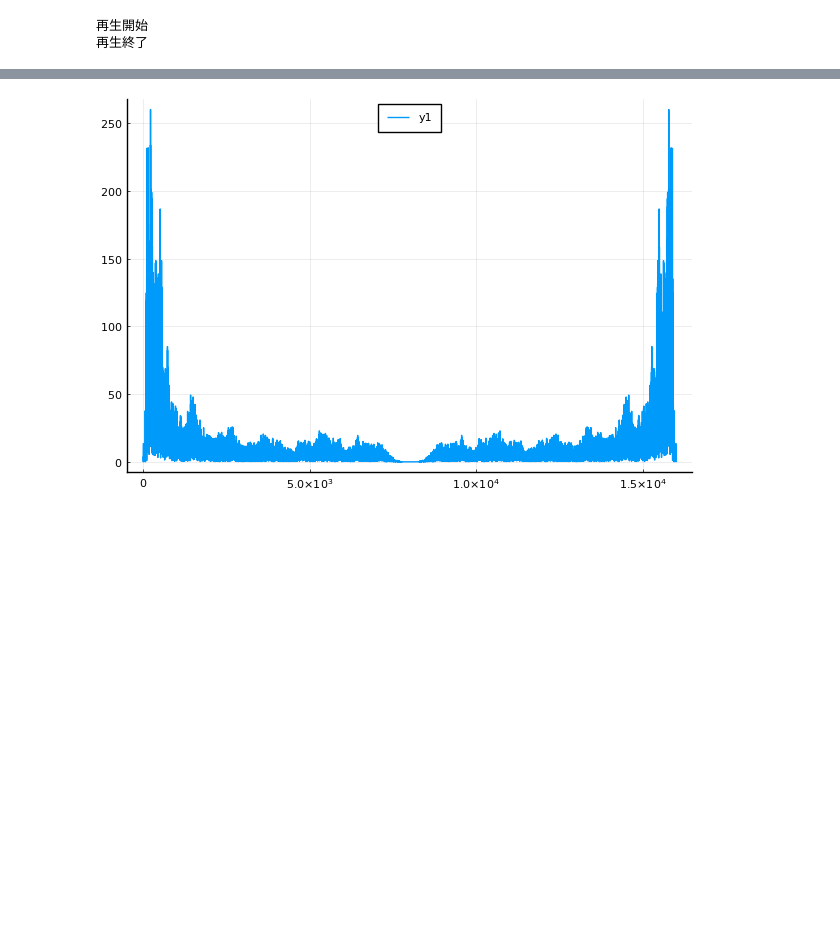
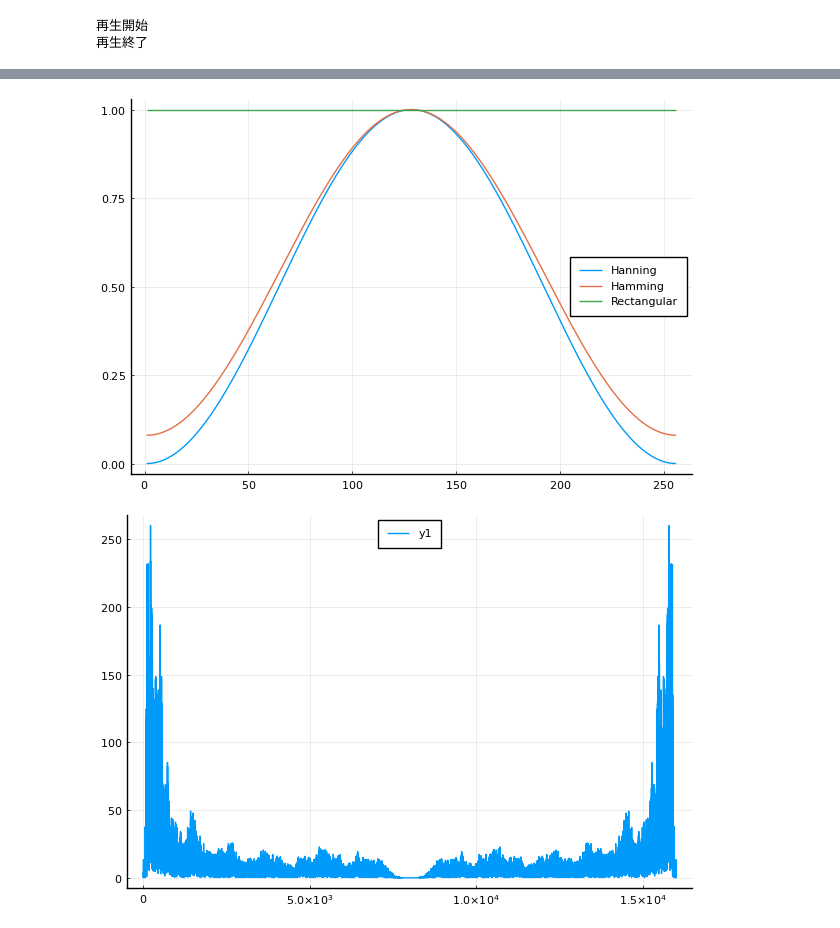
Before and after one commit to JikanBae/togami_bss_julia, a Jupyter notebook: ch02.ipynb, the cells around one changed output, grey strips where cells are left out. Saved outputs shown, nothing was run; the diff lists cells and outputs as text; code cells hidden in the pictures; blank space fills up the shorter version.

```diff
--- a/ch02.ipynb
+++ b/ch02.ipynb
@@ -85,0 +136,15 @@ close(stream)
+# %%
+using DSP
+
+N = 256
+
+w_hanning = hanning(N)
+plot(w_hanning, label="Hanning")
+
+w_hamming = hamming(N)
+plot!(w_hamming, label="Hamming")
+
+w_rect = rect(N)
+plot!(w_rect, label="Rectangular")
+# %% [output]
+[figure, added]
```
Also changed, not shown: parts of 8 cells of this notebook, 1 other file.
